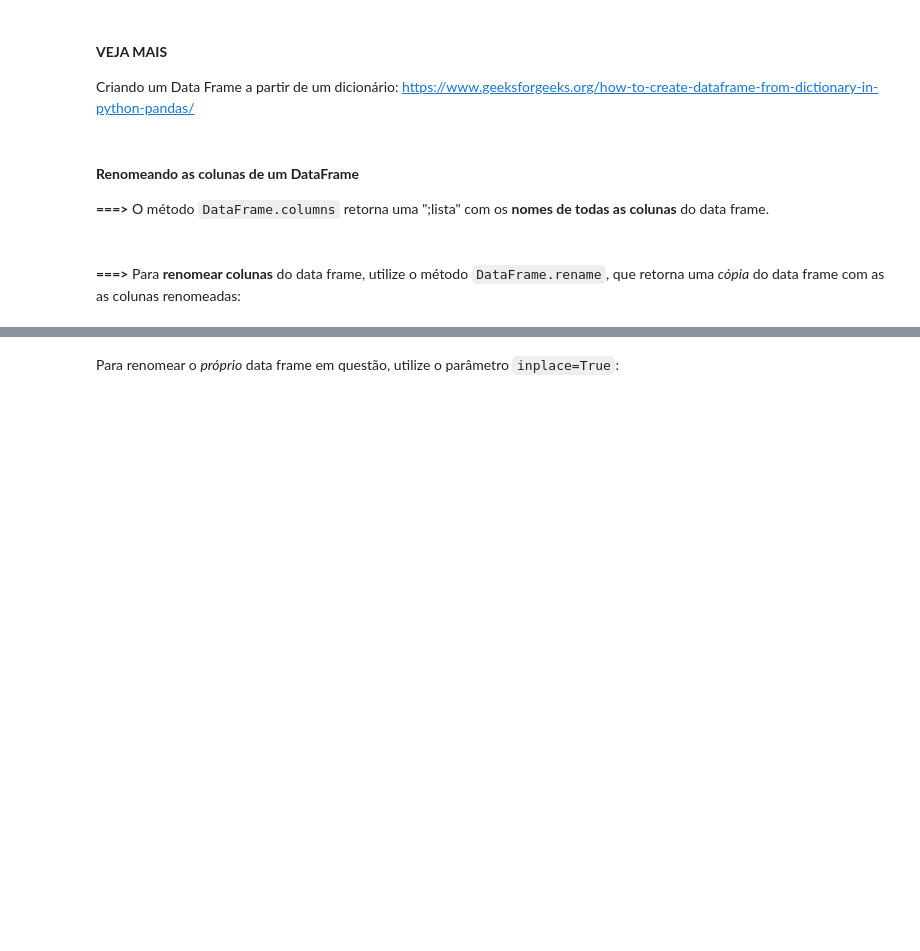
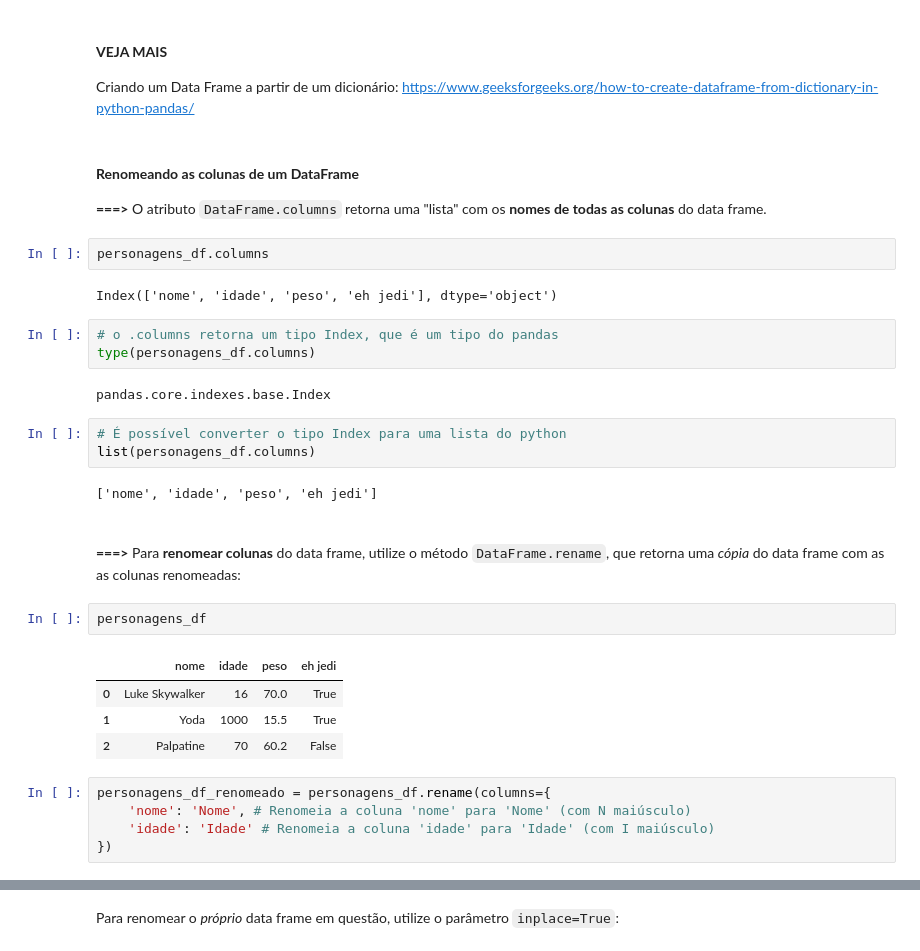
Before and after one commit to rudaaranha/pandas-essencial, a Jupyter notebook: manipulacao_de_dados_codigo_base.ipynb, the cells around one changed output, grey strips where cells are left out. Drawn from its saved outputs; the diff is of its cells as text; blank space fills up the shorter version.

```diff
--- a/manipulacao_de_dados_codigo_base.ipynb
+++ b/manipulacao_de_dados_codigo_base.ipynb
@@ -131,8 +186,34 @@ alunos_df
 Criando um Data Frame a partir de um dicionário: https://www.geeksforgeeks.org/how-to-create-dataframe-from-dictionary-in-python-pandas/
 # %% [markdown]
 #### **Renomeando as colunas de um DataFrame**
-**===>** O método `DataFrame.columns` retorna uma ";lista" com os **nomes de todas as colunas** do data frame.
+**===>** O atributo `DataFrame.columns` retorna uma "lista" com os **nomes de todas as colunas** do data frame.
+# %%
+personagens_df.columns
+# %% [output]
+Index(['nome', 'idade', 'peso', 'eh jedi'], dtype='object')
+# %%
+# o .columns retorna um tipo Index, que é um tipo do pandas
+type(personagens_df.columns)
+# %% [output]
+pandas.core.indexes.base.Index
+# %%
+# É possível converter o tipo Index para uma lista do python
+list(personagens_df.columns)
+# %% [output]
+['nome', 'idade', 'peso', 'eh jedi']
 # %% [markdown]
 <br/>
 
 **===>** Para **renomear colunas** do data frame, utilize o método `DataFrame.rename`, que retorna uma _cópia_ do data frame com as as colunas renomeadas:
+# %%
+personagens_df
+# %% [output]
+|  | nome | idade | peso | eh jedi |
+| 0 | Luke Skywalker | 16 | 70.0 | True |
+| 1 | Yoda | 1000 | 15.5 | True |
+| 2 | Palpatine | 70 | 60.2 | False |
+# %%
+personagens_df_renomeado = personagens_df.rename(columns={
+    'nome': 'Nome', # Renomeia a coluna 'nome' para 'Nome' (com N maiúsculo)
+    'idade': 'Idade' # Renomeia a coluna 'idade' para 'Idade' (com I maiúsculo)
+})
```
Also changed, not shown: parts of 16 cells of this notebook.
